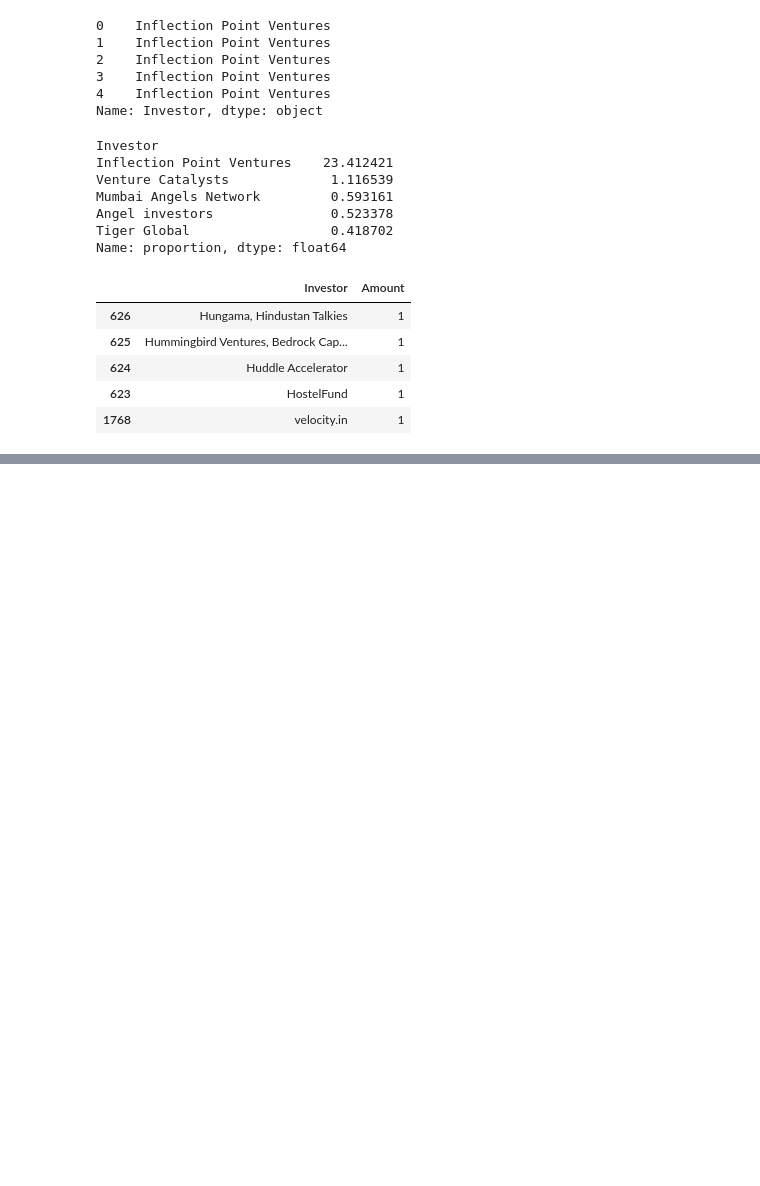
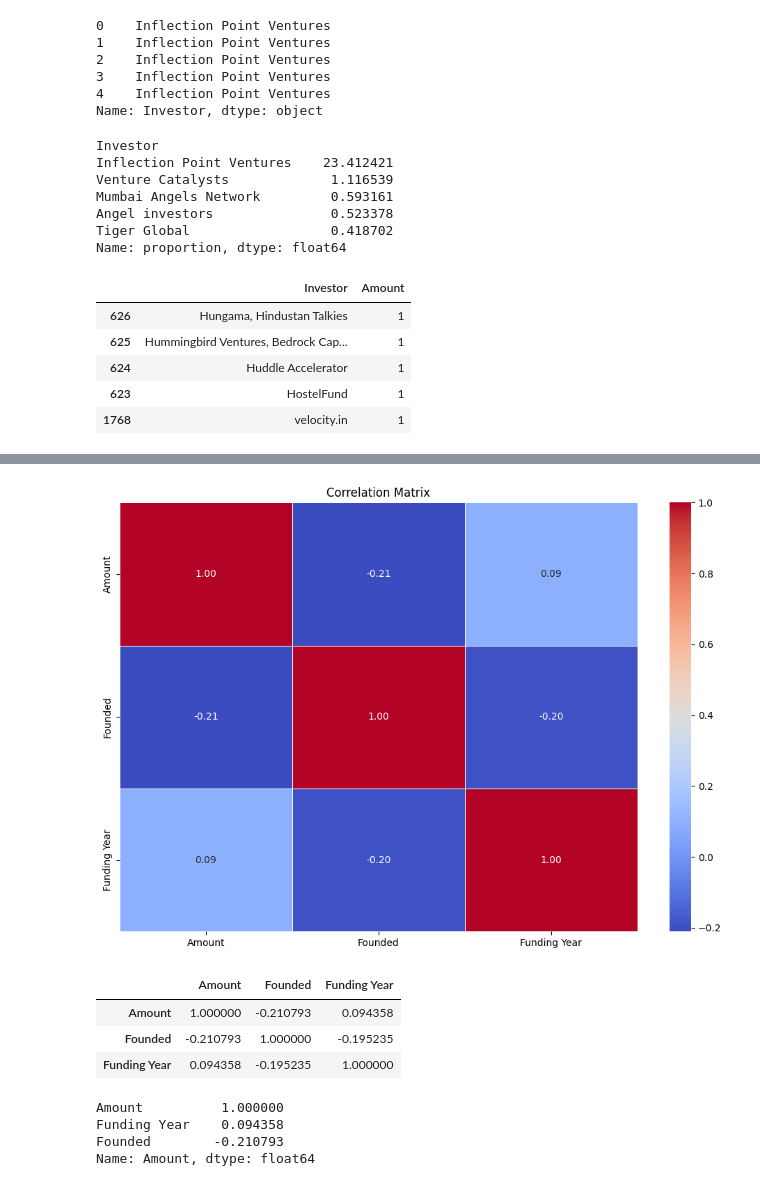
Before and after one commit to UMAR-FAWAZ/Indian_startup_funding_project, a Jupyter notebook: Indian_Startup.ipynb, the cells around one changed output, grey strips where cells are left out. Saved outputs shown, nothing was run; the diff lists cells and outputs as text; code cells hidden in the pictures; blank space fills up the shorter version.

```diff
--- a/Indian_Startup.ipynb
+++ b/Indian_Startup.ipynb
@@ -1606,0 +1613,28 @@ fig.show()
+# %%
+#Check correlation between various attributes in the datatset
+numeric_df = df.select_dtypes(include=['float64', 'int32','int64'])
+correlation = numeric_df.corr()
+plt.figure(figsize=(12, 8))
+sns.heatmap(correlation, annot=True, cmap='coolwarm', fmt='.2f', linewidths=0.5)
+plt.title('Correlation Matrix')
+plt.show()
+# %% [output]
+[figure, added]
+# %%
+#show pairwise correlations between the numeric attributes
+corr_matrix=numeric_df.corr()
+
+corr_matrix
+# %% [output]
+|  | Amount | Founded | Funding Year |
+| Amount | 1.000000 | -0.210793 | 0.094358 |
+| Founded | -0.210793 | 1.000000 | -0.195235 |
+| Funding Year | 0.094358 | -0.195235 | 1.000000 |
+# %%
+# sort with the most strongly correlated at top
+corr_matrix["Amount"].sort_values(ascending=False)
+# %% [output]
+Amount          1.000000
+Funding Year    0.094358
+Founded        -0.210793
+Name: Amount, dtype: float64
```
Also changed, not shown: parts of 6 cells of this notebook.
